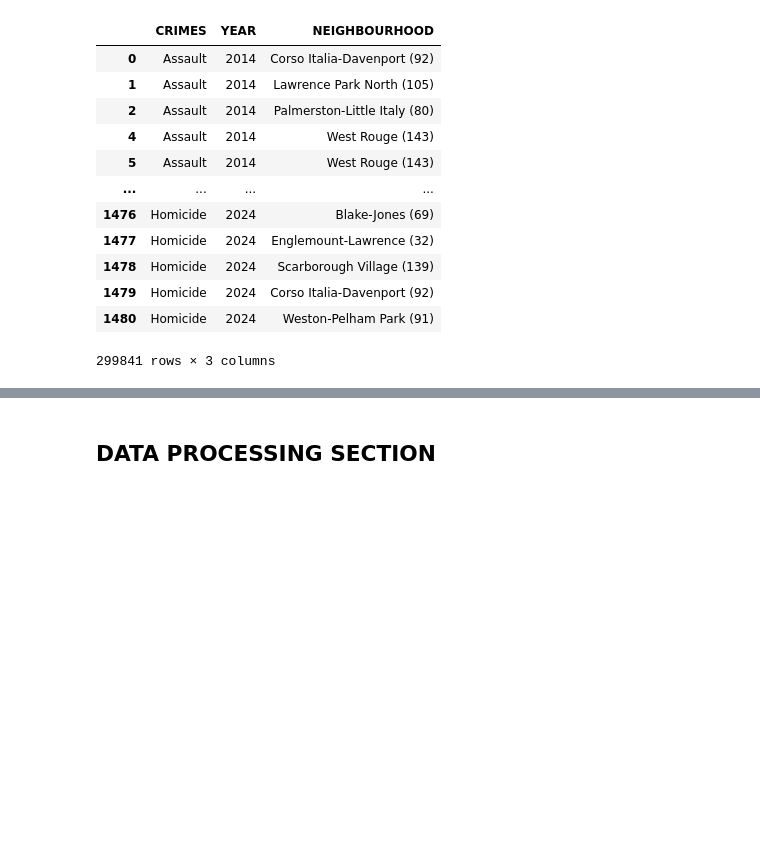
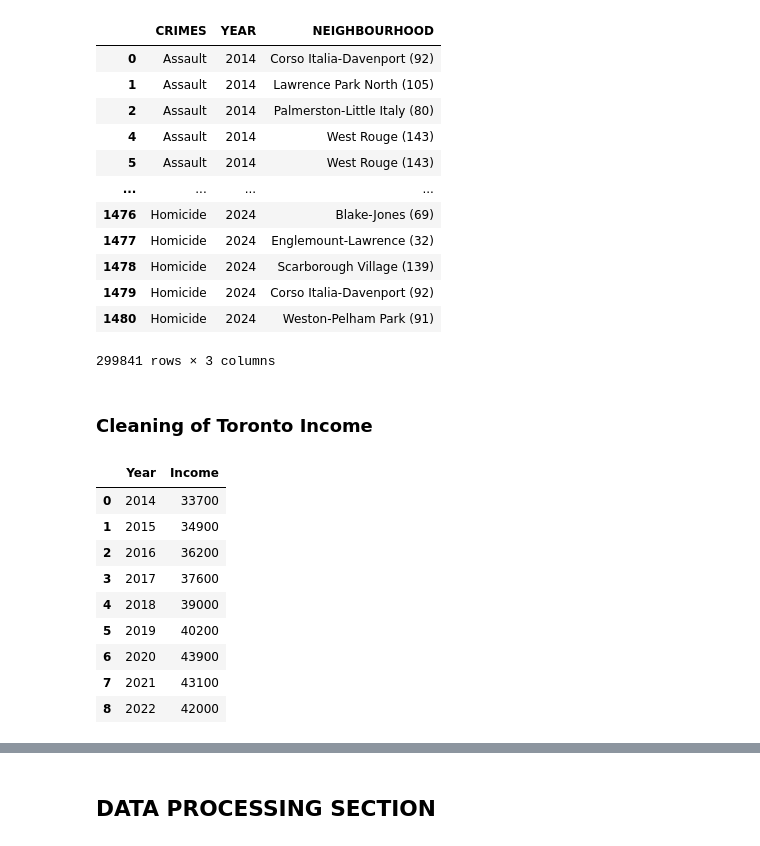
Before and after one commit to riggedjoker/CrimeAnalysis_Canada_Project, a Jupyter notebook: jupyter-notebook/crime_analysis.ipynb, the cells around one changed output, grey strips where cells are left out. Saved outputs shown, nothing was run; the diff lists cells and outputs as text; code cells hidden in the pictures; blank space fills up the shorter version.

Commit message:
It is done. cleaning and everything hah!

```diff
--- a/jupyter-notebook/crime_analysis.ipynb
+++ b/jupyter-notebook/crime_analysis.ipynb
@@ -148,3 +181,21 @@ toronto_dataset
 | 1479 | Homicide | 2024 | Corso Italia-Davenport (92) |
 | 1480 | Homicide | 2024 | Weston-Pelham Park (91) |
 299841 rows × 3 columns
+# %% [markdown]
+### Cleaning of Toronto Income
+# %%
+toronto_income
+toronto_income['Income'] = toronto_income['Median_After_Tax_Income_Toronto_CMA_$']
+toronto_income = toronto_income[['Year', 'Income']]
+toronto_income
+# %% [output]
+|  | Year | Income |
+| 0 | 2014 | 33700 |
+| 1 | 2015 | 34900 |
+| 2 | 2016 | 36200 |
+| 3 | 2017 | 37600 |
+| 4 | 2018 | 39000 |
+| 5 | 2019 | 40200 |
+| 6 | 2020 | 43900 |
+| 7 | 2021 | 43100 |
+| 8 | 2022 | 42000 |
```
Also changed, not shown: parts of 21 cells of this notebook, 2 other files.
